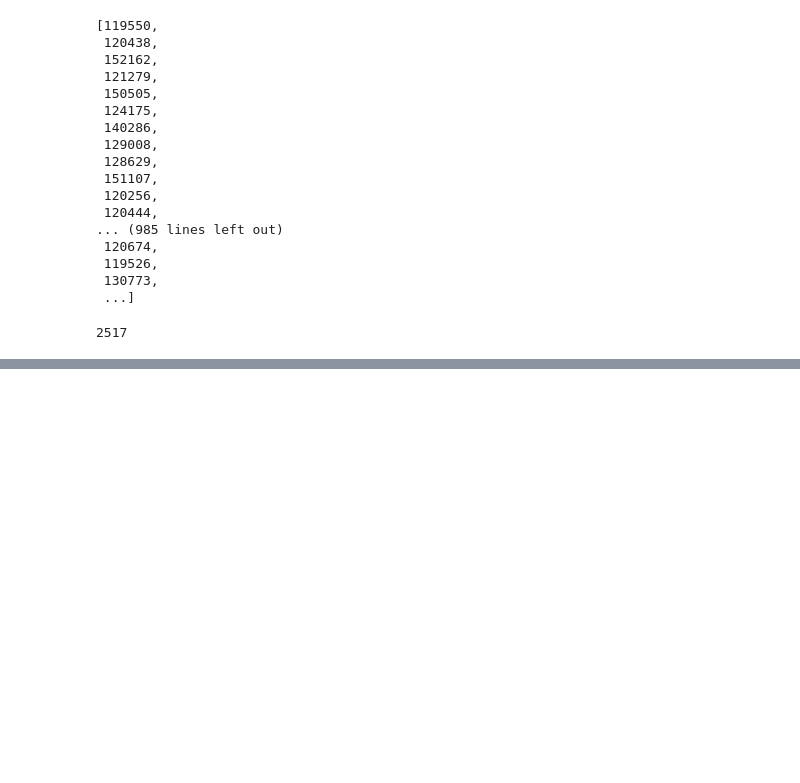
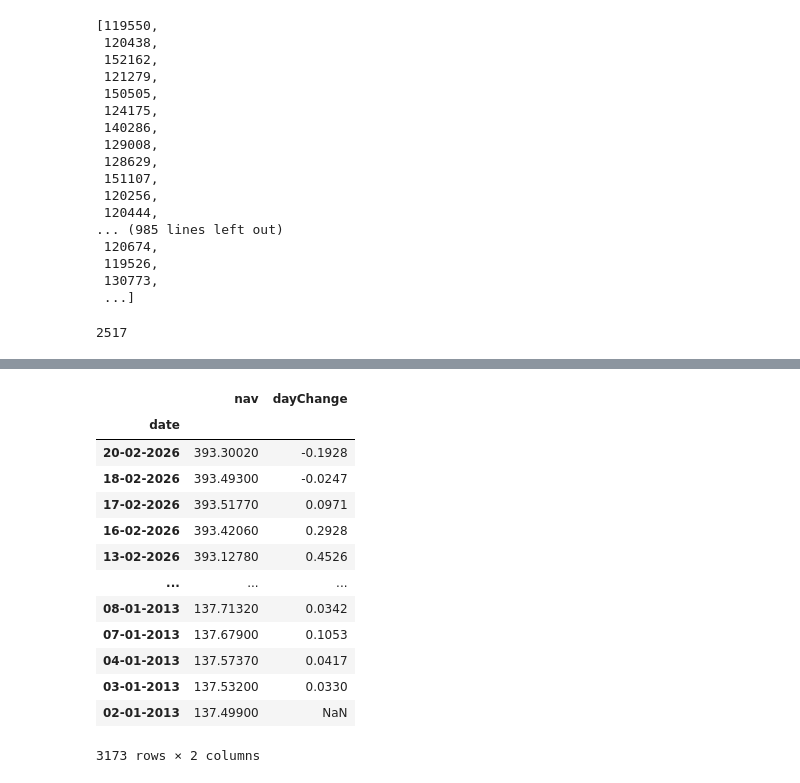
Before and after one commit to prp20/nivesh-mf-platform, a Jupyter notebook: test.ipynb, the cells around one changed output, grey strips where cells are left out. Cells and saved outputs as stored; diff of their text form; code cells hidden in the pictures; blank space fills up the shorter version.

```diff
--- a/test.ipynb
+++ b/test.ipynb
@@ -277,0 +311,22 @@ new_df.to_csv('tmp.csv')
+# %%
+scheme_code = 119550
+res_dict = mf.get_scheme_historical_nav(
+                str(scheme_code),
+                as_Dataframe=True
+)
+res_dict
+# %% [output]
+|  | nav | dayChange |
+| date |  |  |
+| 20-02-2026 | 393.30020 | -0.1928 |
+| 18-02-2026 | 393.49300 | -0.0247 |
+| 17-02-2026 | 393.51770 | 0.0971 |
+| 16-02-2026 | 393.42060 | 0.2928 |
+| 13-02-2026 | 393.12780 | 0.4526 |
+| ... | ... | ... |
+| 08-01-2013 | 137.71320 | 0.0342 |
+| 07-01-2013 | 137.67900 | 0.1053 |
+| 04-01-2013 | 137.57370 | 0.0417 |
+| 03-01-2013 | 137.53200 | 0.0330 |
+| 02-01-2013 | 137.49900 | NaN |
+3173 rows × 2 columns
```
Also changed, not shown: parts of 12 cells of this notebook, 9 other files.
